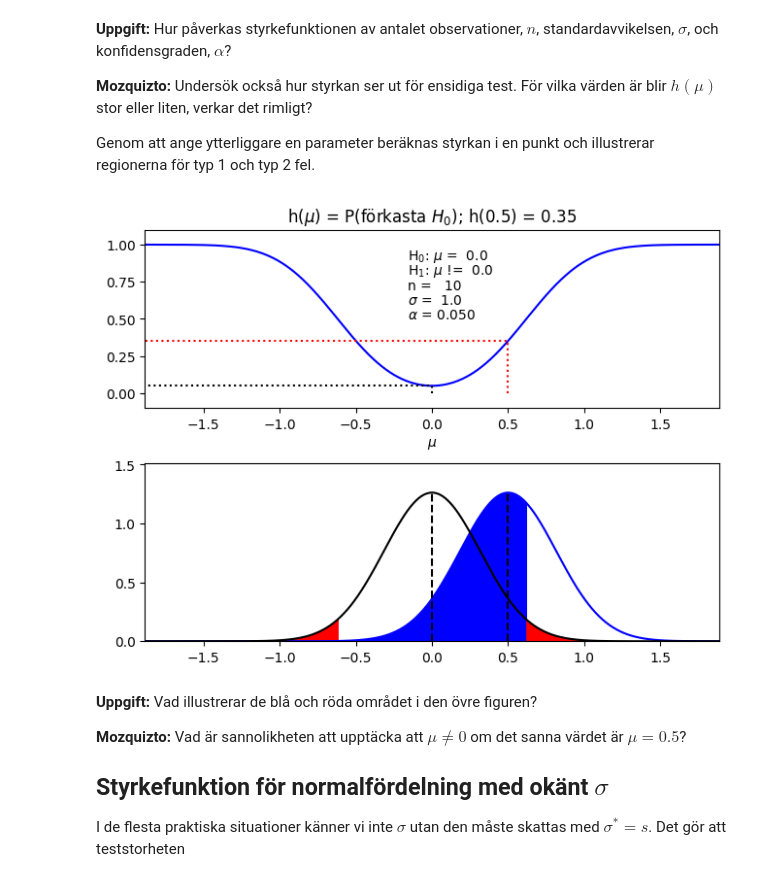
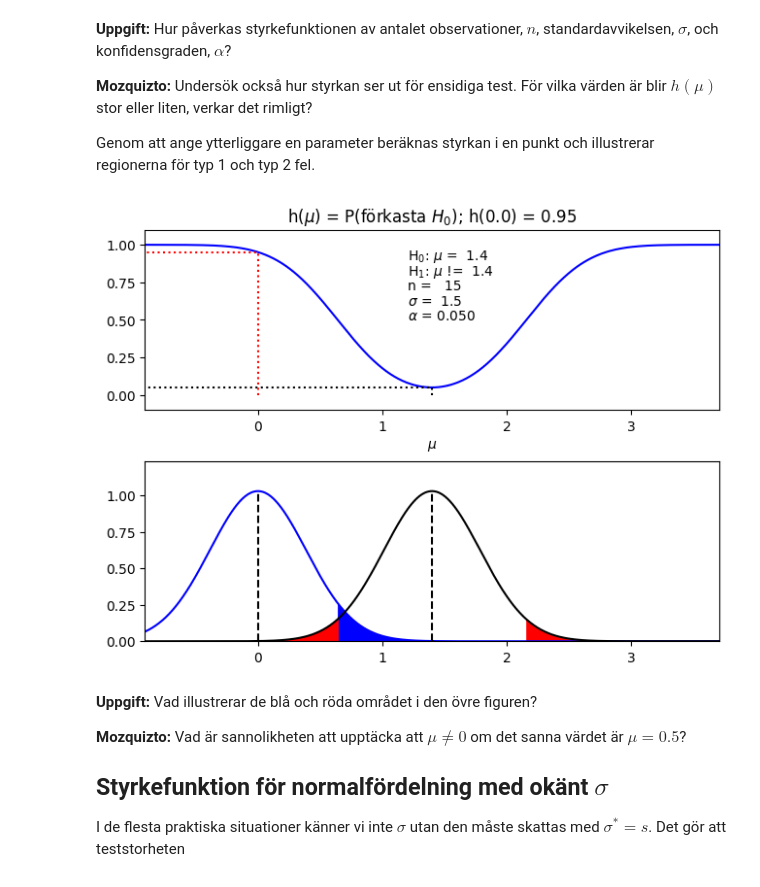
Before and after one commit to GITGUOD/FMSF20-Matematisk-statistik-allm-nkurs, a Jupyter notebook: Lab3/fmsf20_lab3_HT24.ipynb, the cells around one changed output. Drawn from its saved outputs; the diff is of its cells as text; code cells hidden in the pictures.

```diff
--- a/Lab3/fmsf20_lab3_HT24.ipynb
+++ b/Lab3/fmsf20_lab3_HT24.ipynb
@@ -350,9 +348,9 @@ fig = styrkefkn(0, 1, 10, 0.05, '>')
 
 Genom att ange ytterliggare en parameter beräknas styrkan i en punkt och illustrerar regionerna för typ 1 och typ 2 fel.
 # %%
-fig = styrkefkn(0, 1, 10, 0.05, riktning='!=', mu_sant=0.5)  #styrehfunktionen i 0.5, dvs h(0.5)
+fig = styrkefkn(1.4, 1.5, 15, 0.05, riktning='!=', mu_sant=0)  #styrehfunktionen i 0.5, dvs h(0.5)
 # %% [output]
-[figure, old version]
+[figure, new version]
 # %% [markdown]
 **Uppgift:** Vad illustrerar de blå och röda området i den övre figuren?
 
```
Also changed, not shown: parts of 12 cells of this notebook, 1 other file.
